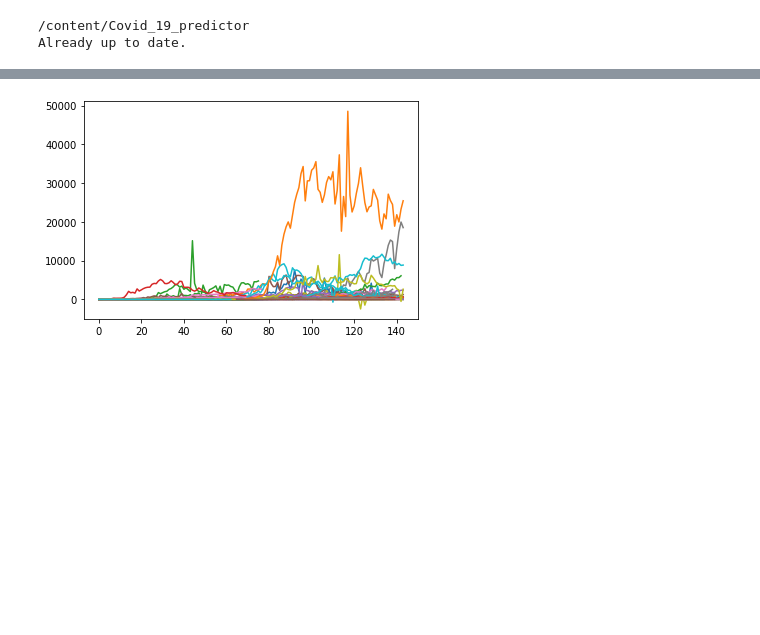
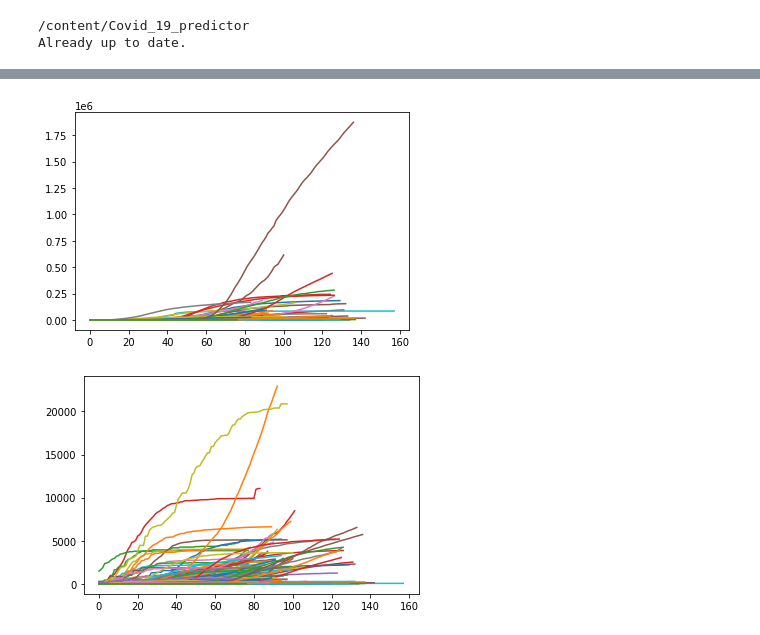
Before and after one commit to kartika-nair/Benchmarking_Of_NODE, a Jupyter notebook: Visualisation.ipynb, the cells around one changed output, grey strips where cells are left out. Saved outputs shown, nothing was run; the diff lists cells and outputs as text; code cells hidden in the pictures; blank space fills up the shorter version.

Commit message:
added normalised visualisations

```diff
--- a/Visualisation.ipynb
+++ b/Visualisation.ipynb
@@ -62,0 +111,13 @@ for country in countries:
+# %%
+for country in countries:
+  graph=plt.plot(country_wise_deaths[country])
+  # plt.legend(countries,loc='lower left')
+plt.show()
+
+for country in countries:
+  normalised_country_wise_deaths[country] = deepcopy(country_wise_deaths[country])
+  for index in range(len((country_wise_deaths[country]))):
+    normalised_country_wise_deaths[country][index] = normalised_country_wise_deaths[country][index] * 1_000_000 / country_population[country]
+  graph=plt.plot(normalised_country_wise_deaths[country])
+  # plt.legend(countries,loc='lower left')
+plt.show()
@@ -63,9 +127,39 @@ for country in countries:
+# %%
+cummulative_country_wise_cases=dict()
+cummulative_country_wise_deaths=dict()
+normalised_cummulative_country_wise_cases=dict()
+normalised_cummulative_country_wise_deaths=dict()
+
+for country in countries:
+  cummulative_country_wise_cases[country] = []
+  cummulative_country_wise_deaths[country] = []
+  cummulative_cases = 0
+  cummulative_death = 0
+  normalised_cummulative_country_wise_cases[country] = []
+  normalised_cummulative_country_wise_deaths[country] = []
+  normalised_cummulative_cases = 0
+  normalised_cummulative_death = 0
+  total_days = len(country_wise_cases[country])
+  for index in range(total_days):
+    cummulative_cases += country_wise_cases[country][index]
+    cummulative_death += country_wise_deaths[country][index]
+    cummulative_country_wise_cases[country].append(cummulative_cases)
+    cummulative_country_wise_deaths[country].append(cummulative_death)
+    normalised_cummulative_cases += normalised_country_wise_cases[country][index]
+    normalised_cummulative_death += normalised_country_wise_deaths[country][index]
+    normalised_cummulative_country_wise_cases[country].append(normalised_cummulative_cases)
+    normalised_cummulative_country_wise_deaths[country].append(normalised_cummulative_death)
 # %%
 for country in countries:
-  graph=plt.plot(country_wise_cases[country])
+  graph=plt.plot(cummulative_country_wise_cases[country])
   # plt.legend(countries,loc='lower left')
 plt.show()
+for country in countries:
+  graph=plt.plot(normalised_cummulative_country_wise_cases[country])
+  # plt.legend(countries,loc='lower left')
+plt.show()
 # %% [output]
-[figure, old version]
+[figure, new version]
+[figure, added]
 # %%
 for country in countries:
```
Also changed, not shown: parts of 14 cells of this notebook.
